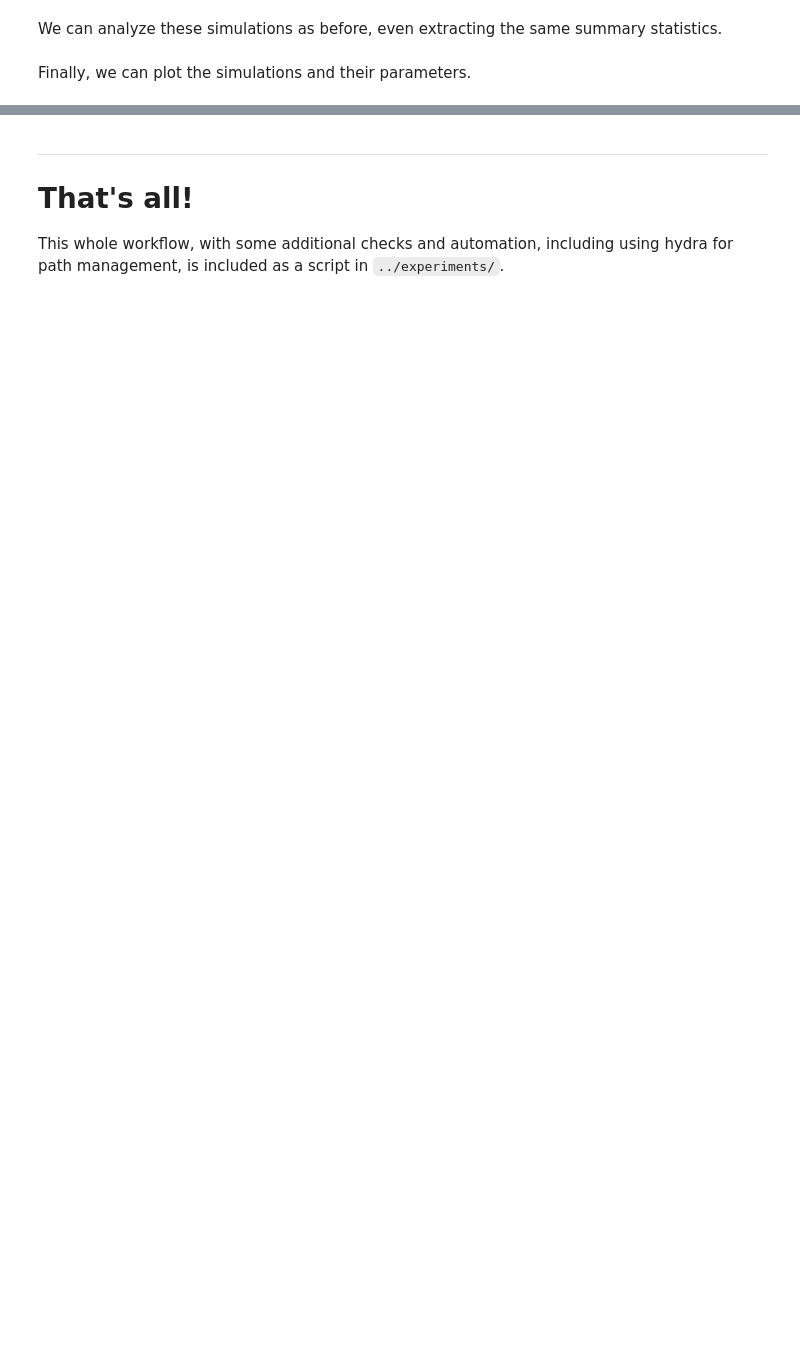
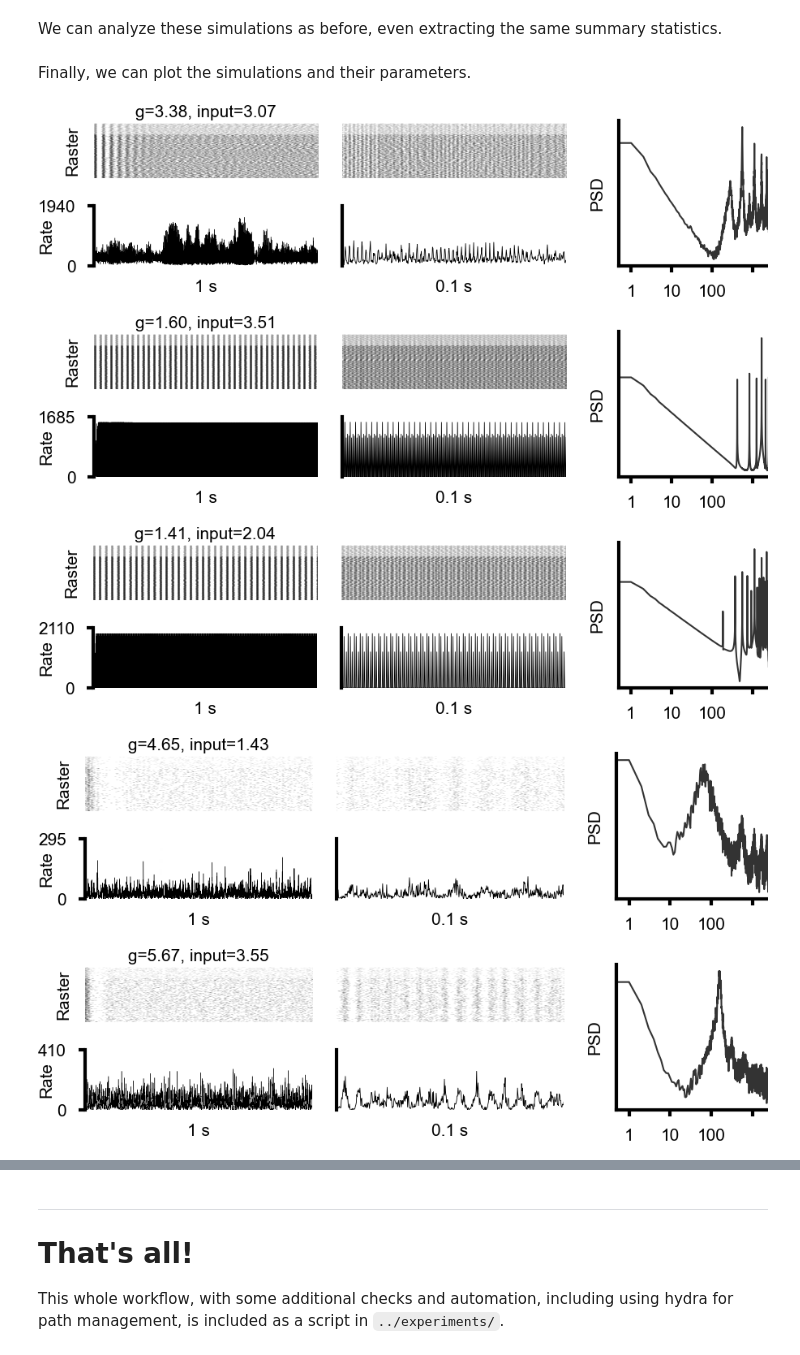
Before and after one commit to mackelab/automind, a Jupyter notebook: notebooks/demo-3_simulations_workflow.ipynb, the cells around one changed output, grey strips where cells are left out. Cells and saved outputs as stored; diff of their text form; code cells hidden in the pictures; blank space fills up the shorter version.

```diff
--- a/notebooks/demo-3_simulations_workflow.ipynb
+++ b/notebooks/demo-3_simulations_workflow.ipynb
@@ -271,9 +275,10 @@ for i_sim, results in enumerate(results_collector):
     if results['summary_spikes']['isi_numspks_mu'].values==0:
         continue
 
-    fig = plt.figure(figsize=(4.0, .8))
+    fig = plt.figure(figsize=(3.0, .8))
 
-    gs = gridspec.GridSpec(2, 3, width_ratios=[1.5, 1.5, 1], height_ratios=[1, 1])
+    gs = gridspec.GridSpec(2, 3, width_ratios=[1.5, 1.5, 1], height_ratios=[1, 1],
+                           figure=fig, wspace=0.1, hspace=0.1)
     ax1 = fig.add_subplot(gs[0, 0])
     ax2 = fig.add_subplot(gs[1, 0])
     ax3 = fig.add_subplot(gs[0, 1])
@@ -293,30 +298,38 @@ for i_sim, results in enumerate(results_collector):
         fontsize=5,
         ax=ax2,
         color="k",
         lw=0.1,
     )
     ax2.set_ylabel("Rate", labelpad=-5)
 
     plot_utils._plot_raster_pretty(
         sim_collector[i_sim][1], XL=xlims_zoom, every_other=every_other, fontsize=5, ax=ax3, ms=0.02
     )
     plot_utils._plot_rates_pretty(
         results["pop_rates"],
         XL=xlims_zoom,
         pops_to_plot=["avgpop_rate"],
         ylim_past=1 * 1000,
         fontsize=5,
         ax=ax4,
         color="k",
         lw=0.2
     )
     plot_utils._plot_psd_pretty(
         results["summary_psd"], ["avgpop_rate"], ax5, fontsize=5, alpha=0.8, lw=0.5
     )
     ax5.set_xlim([0.5, 2400])
     ax5.set_xticks([1, 10, 100, 1000])
     ax2.set_ylabel("Rate", labelpad=-5)
     ax3.set_ylabel("")
     ax4.set_ylabel("")
     ax4.set_yticks([])
     ax1.set_title(f"g={params['params_net']['g']:.2f}, input={params['params_net']['nu_ext']:.2f}",pad=0,)
+
+    plt.show()
+# %% [output]
+[figure, added]
+[figure, added]
+[figure, added]
+[figure, added]
+[figure, added]
```
Also changed, not shown: parts of 8 cells of this notebook, 1 other file.
